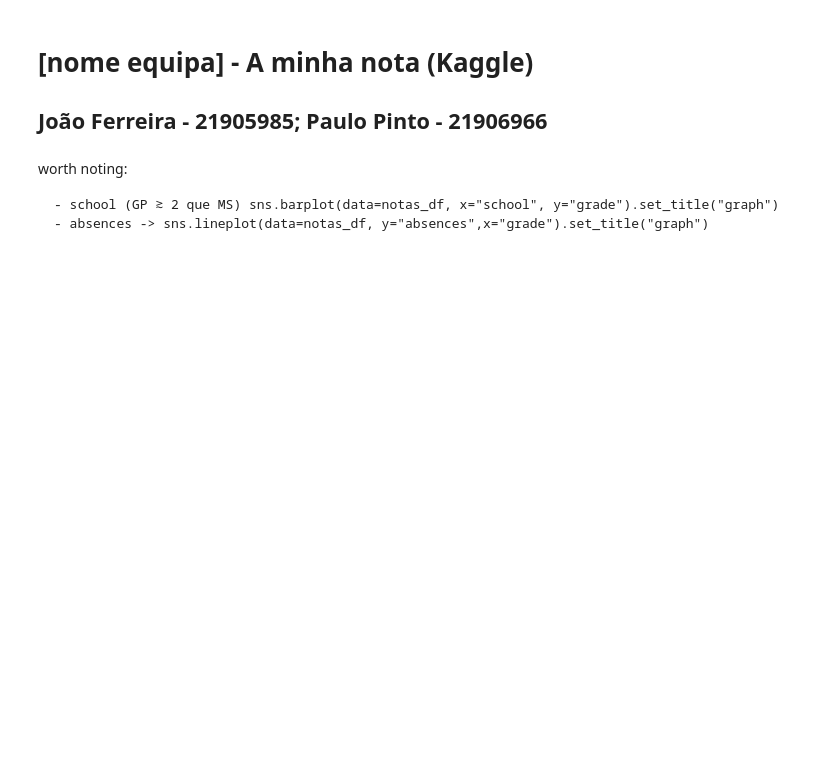
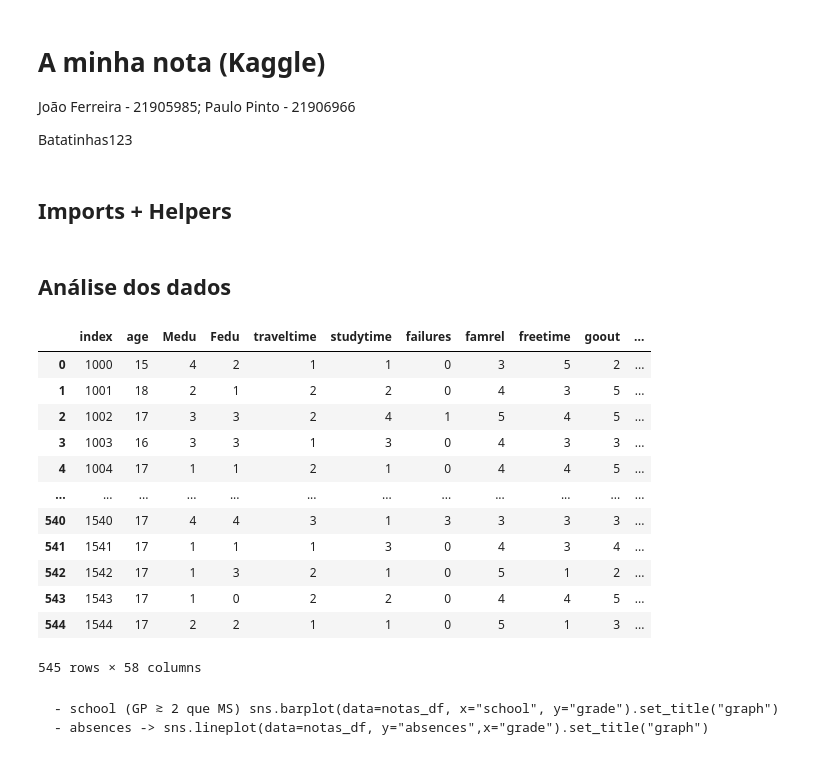
Before and after one commit to Paulo-Pinto/Kaggle-Grades-Prediction, a Jupyter notebook: notebook.ipynb, the cells around one changed output. Drawn from its saved outputs; the diff is of its cells as text; code cells hidden in the pictures; blank space fills up the shorter version.

```diff
--- a/notebook.ipynb
+++ b/notebook.ipynb
@@ -1,7 +1,11 @@
 # %% [markdown]
-# [nome equipa] - A minha nota (Kaggle)
+# A minha nota (Kaggle)
 
-## João Ferreira - 21905985; Paulo Pinto - 21906966
+João Ferreira - 21905985; Paulo Pinto - 21906966
+
+Batatinhas123
+# %% [markdown]
+## Imports + Helpers
 # %%
 import pandas as pd
 import numpy as np
@@ -19,8 +51,24 @@ import time
+# %% [markdown]
+## Análise dos dados
 # %%
 notas_df = pd.read_csv("data/student_data.csv")
+# notas_df = notas_df[notas_df["G3"] != 0] # remove notas 0
+notas_df
+# %% [output]
+|  | index | age | Medu | Fedu | traveltime | studytime | failures | famrel | freetime | goout | ... |
+| 0 | 1000 | 15 | 4 | 2 | 1 | 1 | 0 | 3 | 5 | 2 | ... |
+| 1 | 1001 | 18 | 2 | 1 | 2 | 2 | 0 | 4 | 3 | 5 | ... |
+| 2 | 1002 | 17 | 3 | 3 | 2 | 4 | 1 | 5 | 4 | 5 | ... |
+| 3 | 1003 | 16 | 3 | 3 | 1 | 3 | 0 | 4 | 3 | 3 | ... |
+| 4 | 1004 | 17 | 1 | 1 | 2 | 1 | 0 | 4 | 4 | 5 | ... |
+| ... | ... | ... | ... | ... | ... | ... | ... | ... | ... | ... | ... |
+| 540 | 1540 | 17 | 4 | 4 | 3 | 1 | 3 | 3 | 3 | 3 | ... |
+| 541 | 1541 | 17 | 1 | 1 | 1 | 3 | 0 | 4 | 3 | 4 | ... |
+| 542 | 1542 | 17 | 1 | 3 | 2 | 1 | 0 | 5 | 1 | 2 | ... |
+| 543 | 1543 | 17 | 1 | 0 | 2 | 2 | 0 | 4 | 4 | 5 | ... |
+| 544 | 1544 | 17 | 2 | 2 | 1 | 1 | 0 | 5 | 1 | 3 | ... |
+545 rows × 58 columns
 # %% [markdown]
-worth noting:
-
     - school (GP ≳ 2 que MS) sns.barplot(data=notas_df, x="school", y="grade").set_title("graph")
     - absences -> sns.lineplot(data=notas_df, y="absences",x="grade").set_title("graph")
 # %%
```
Also changed, not shown: parts of 24 cells of this notebook.
